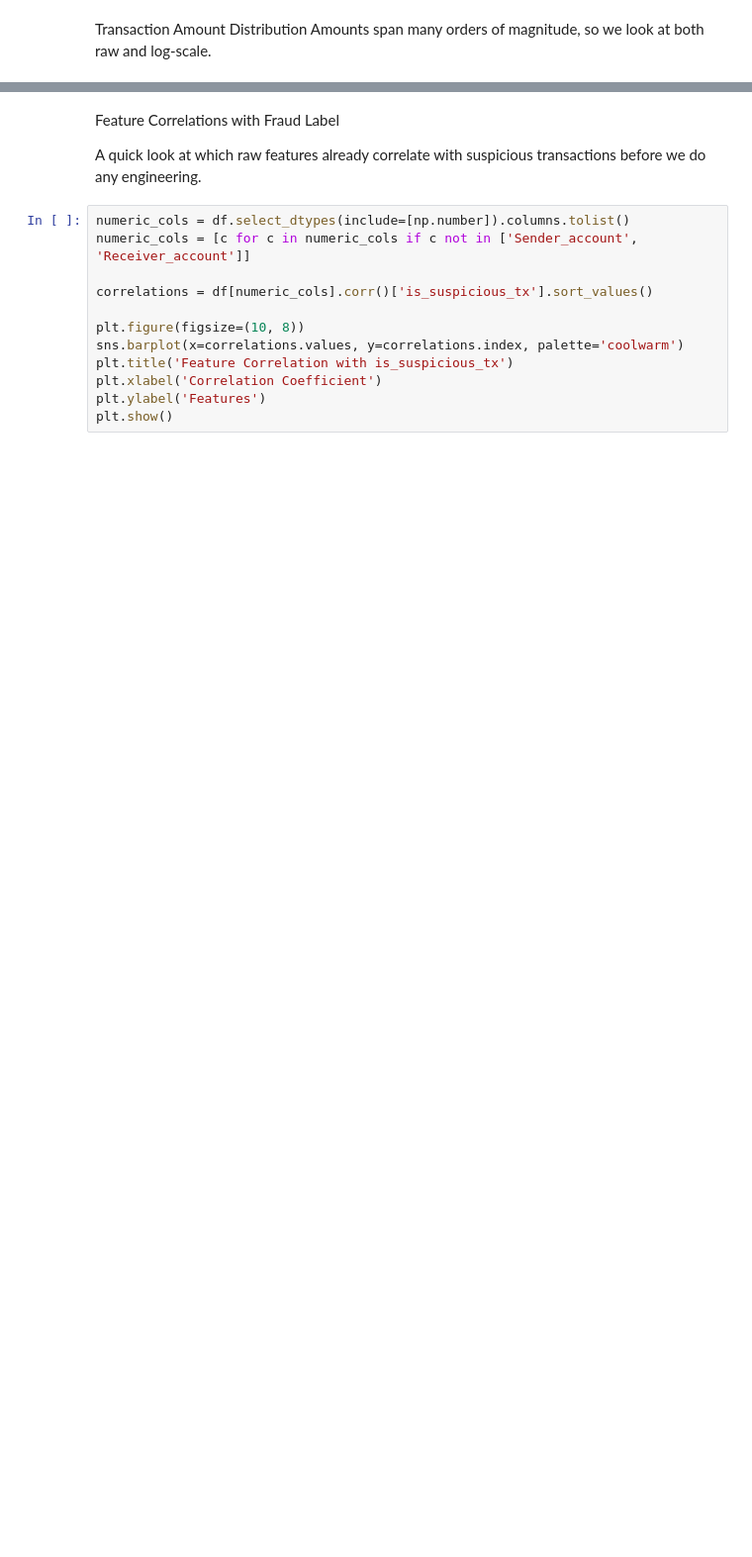
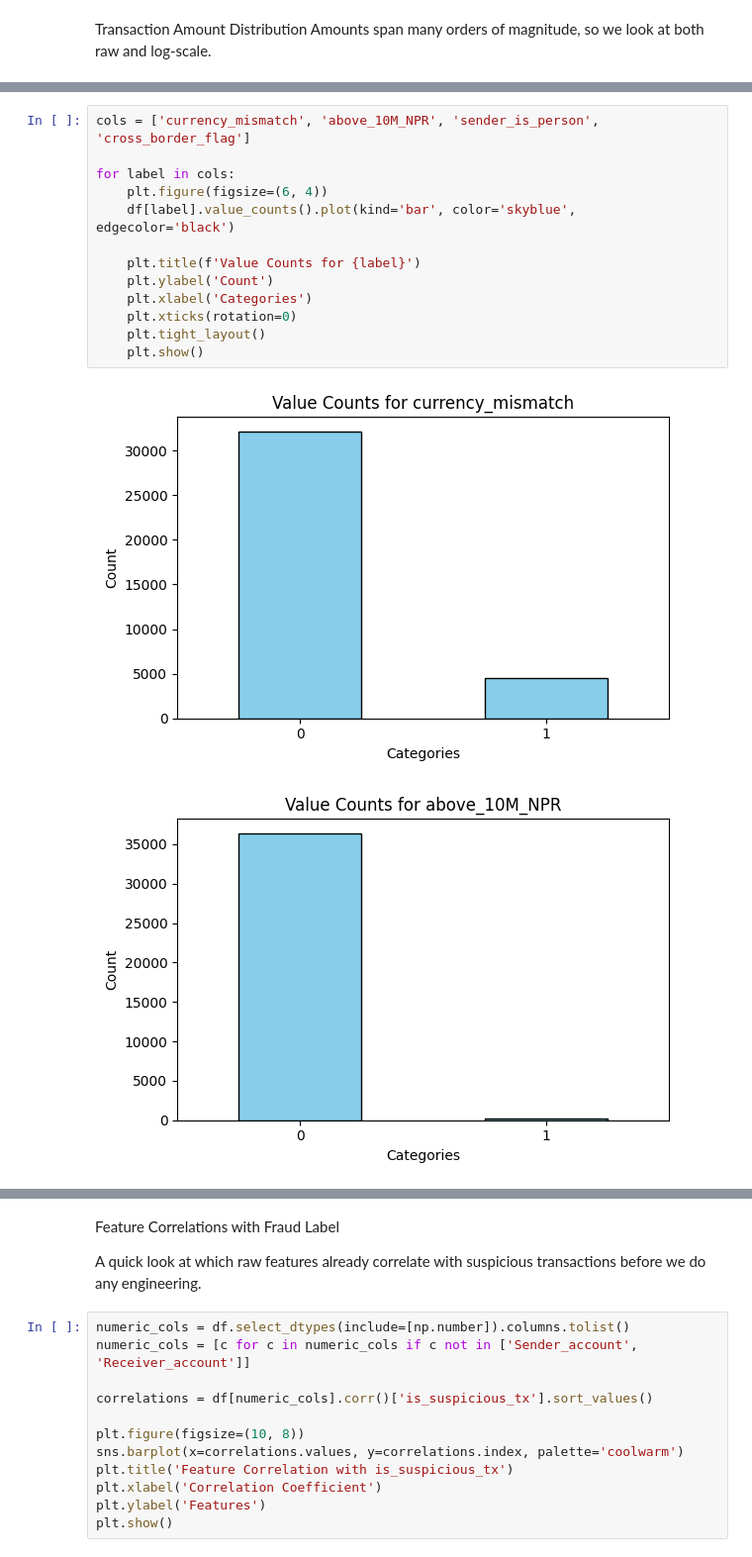
Before and after one commit to AnmolShrestha-0009/Risk-Scoring-Prioritization, a Jupyter notebook: EDA.ipynb, the cells around one changed output, grey strips where cells are left out. Shown at 99% size. Cells and saved outputs as stored; diff of their text form; blank space fills up the shorter version.

```diff
--- a/EDA.ipynb
+++ b/EDA.ipynb
@@ -70,0 +120,16 @@ plt.show()
+# %%
+cols = ['currency_mismatch', 'above_10M_NPR', 'sender_is_person', 'cross_border_flag']
+
+for label in cols:
+    plt.figure(figsize=(6, 4))
+    df[label].value_counts().plot(kind='bar', color='skyblue', edgecolor='black')
+
+    plt.title(f'Value Counts for {label}')
+    plt.ylabel('Count')
+    plt.xlabel('Categories')
+    plt.xticks(rotation=0)
+    plt.tight_layout()
+    plt.show()
+# %% [output]
+[figure, added]
+[figure, added]
```
Also changed, not shown: parts of 9 cells of this notebook.
